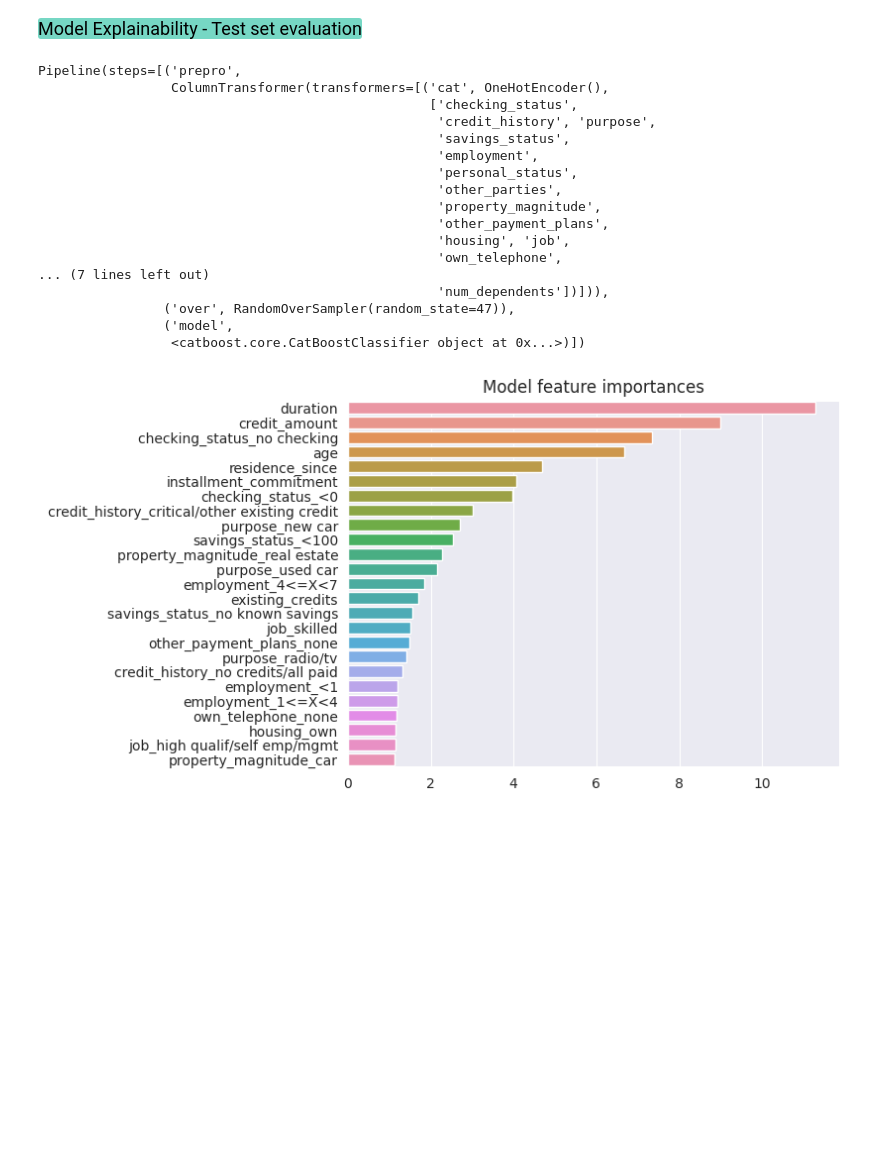
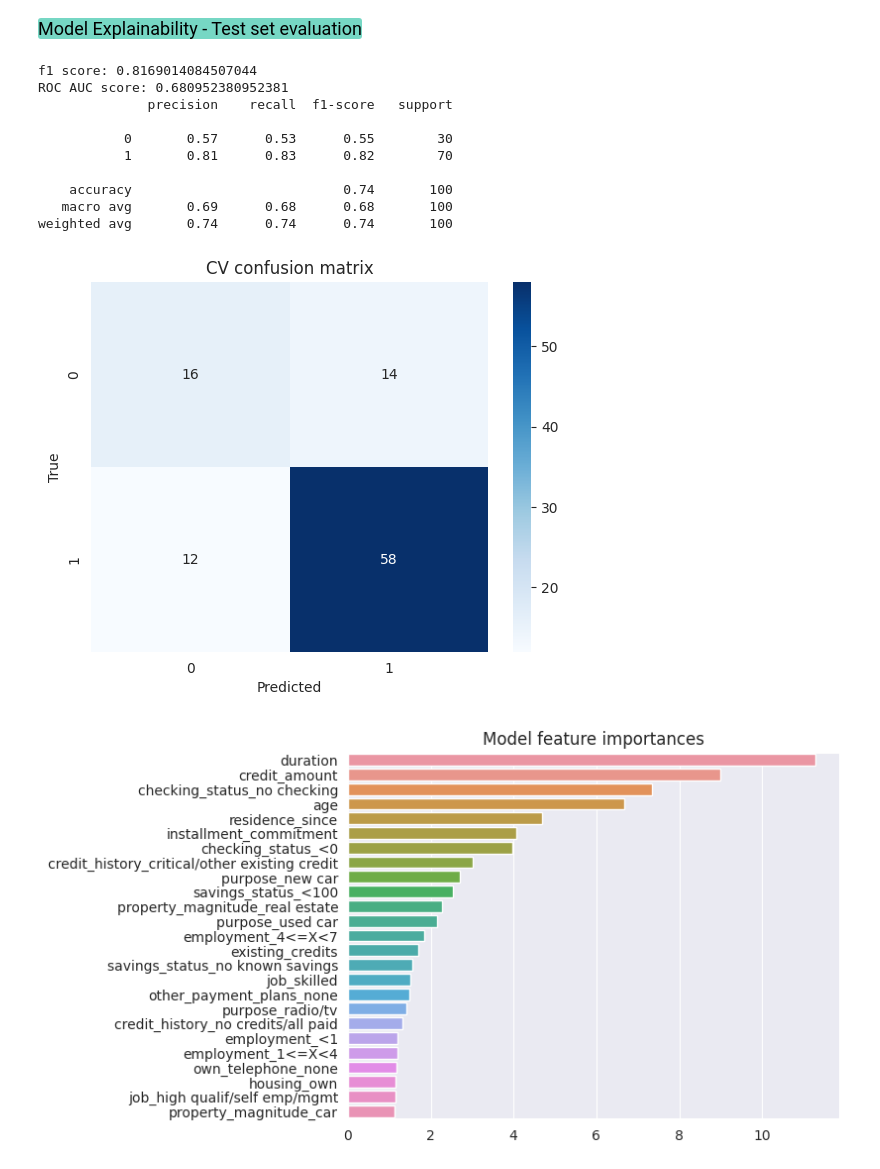
Before and after one commit to antonisgiann/ml_with_scikit-learn, a Jupyter notebook: Classification/credit-risk/notebook.ipynb, the cells around one changed output. Cells and saved outputs as stored; diff of their text form; code cells hidden in the pictures; blank space fills up the shorter version.

Commit message:
adding test set evaluation

```diff
--- a/Classification/credit-risk/notebook.ipynb
+++ b/Classification/credit-risk/notebook.ipynb
@@ -430,26 +432,30 @@ weighted avg       0.77      0.77      0.77       900
     <li>Different over sampling techniques were tested (SMOTE, BorderlineSMOTE, SVMSMOTE, ADASYN) but <b>RandomOverSampler</b> was the best performer.</li>
 # %% [markdown]
 <span style="background-color:#76d7c4;color:black;border-radius:3px;opacity:0.8;font-size:120%;">Model Explainability - Test set evaluation</span>
-# %%
-full_pipe.fit(X_train, y_train)
-# %% [output]
-Pipeline(steps=[('prepro',
-                 ColumnTransformer(transformers=[('cat', OneHotEncoder(),
-                                                  ['checking_status',
-                                                   'credit_history', 'purpose',
-                                                   'savings_status',
-                                                   'employment',
-                                                   'personal_status',
-                                                   'other_parties',
-                                                   'property_magnitude',
-                                                   'other_payment_plans',
-                                                   'housing', 'job',
-                                                   'own_telephone',
-... (7 lines left out)
-                                                   'num_dependents'])])),
-                ('over', RandomOverSampler(random_state=47)),
-                ('model',
-                 <catboost.core.CatBoostClassifier object at 0x...>)])
+# %%
+full_pipe.fit(X_train, y_train)
+preds = full_pipe.predict(X_test)
+print("f1 score:", f1_score(y_test, preds))
+print("ROC AUC score:", roc_auc_score(y_test, preds))
+print(classification_report(y_test, preds))
+cm = pd.DataFrame(confusion_matrix(y_test, preds), columns=["0", "1"], index=["0", "1"])
+sns.heatmap(cm, annot=True, fmt="d", cmap="Blues")
+plt.title("CV confusion matrix")
+plt.xlabel("Predicted")
+plt.ylabel("True")
+plt.show()
+# %% [output]
+f1 score: 0.8169014084507044
+ROC AUC score: 0.680952380952381
+              precision    recall  f1-score   support
+
+           0       0.57      0.53      0.55        30
+           1       0.81      0.83      0.82        70
+
+    accuracy                           0.74       100
+   macro avg       0.69      0.68      0.68       100
+weighted avg       0.74      0.74      0.74       100
+[figure, added]
 # %%
 cat_list = prepro.transformers_[0][1].get_feature_names_out().tolist()
 num_list = X_train.select_dtypes(exclude=["object"]).columns.tolist()
```
Also changed, not shown: parts of 4 cells of this notebook.
